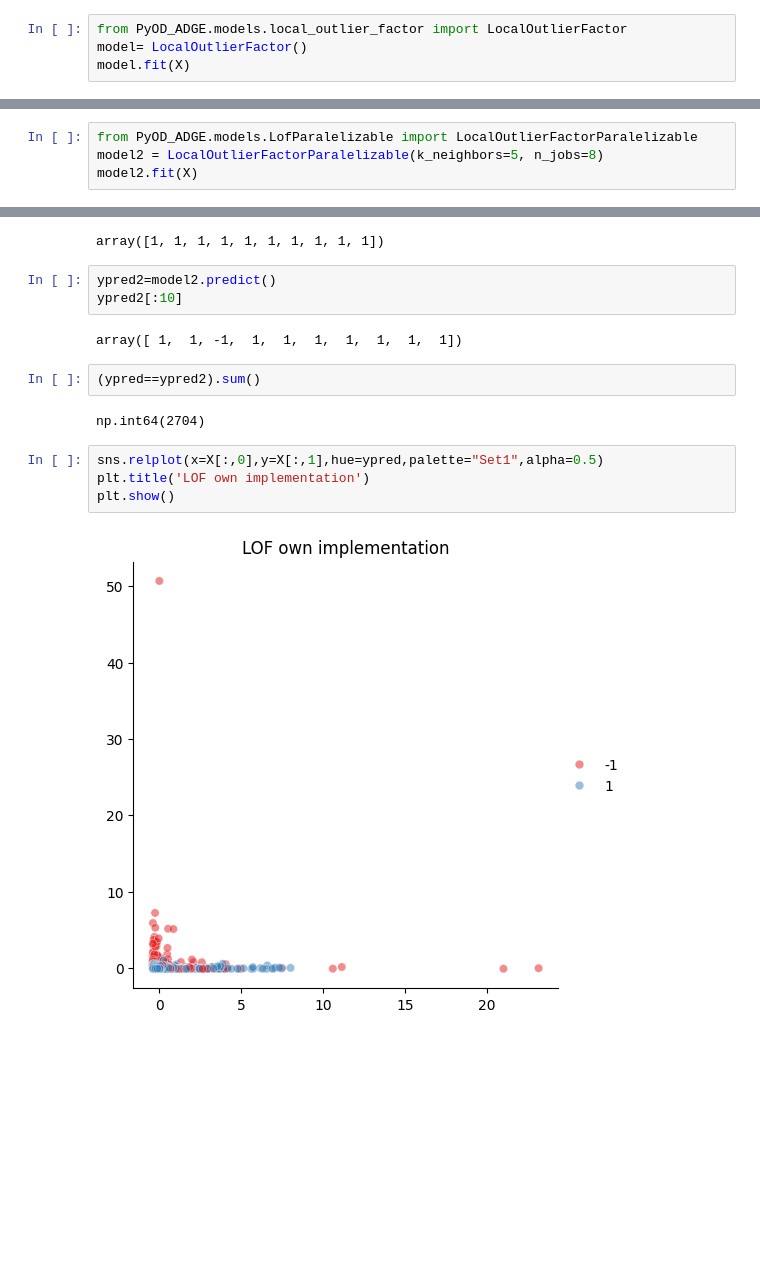
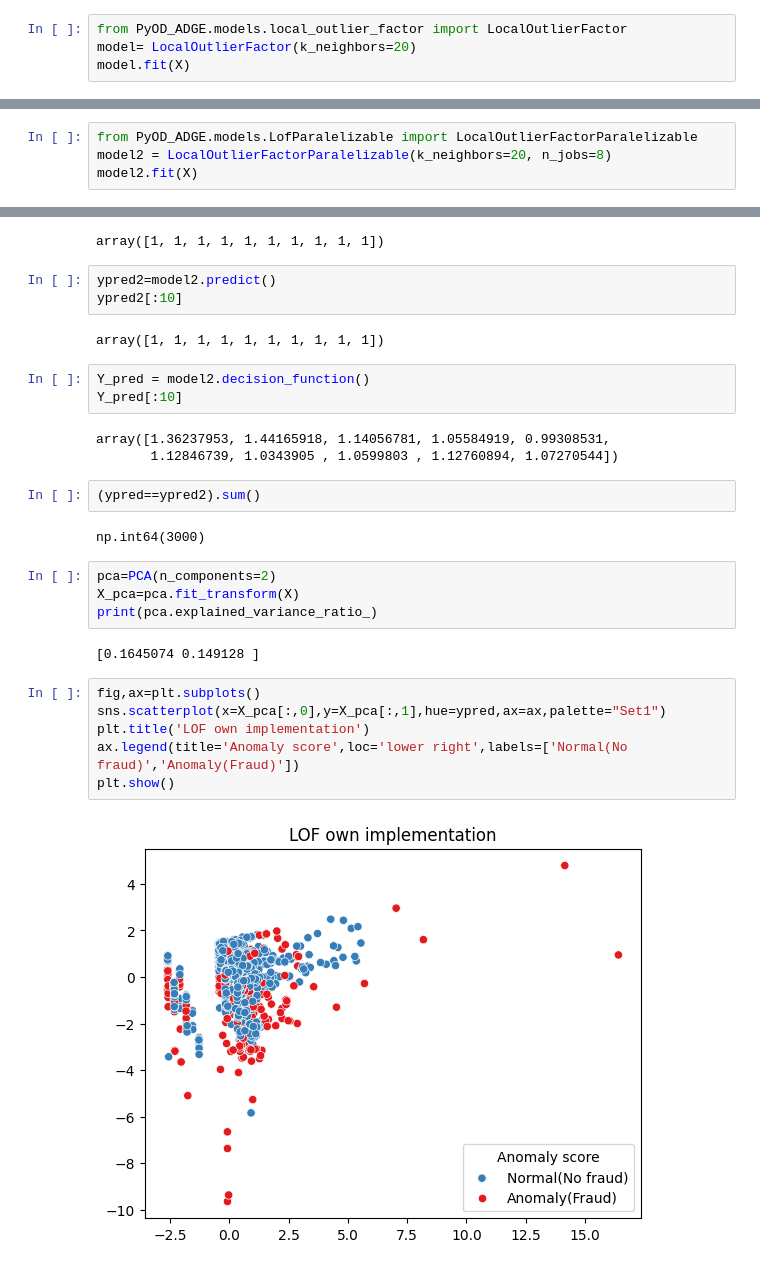
Before and after one commit to Jonkkeyler333/PyOD_ADGE, a Jupyter notebook: notebooks/lof.ipynb, the cells around one changed output, grey strips where cells are left out. Drawn from its saved outputs; the diff is of its cells as text; blank space fills up the shorter version.

```diff
--- a/notebooks/lof.ipynb
+++ b/notebooks/lof.ipynb
@@ -77,6 +80,6 @@ array([ 3.84877315e-17,  2.36847579e-18,  7.99360578e-17,  5.26985862e-17,
 # %%
 from PyOD_ADGE.models.local_outlier_factor import LocalOutlierFactor
-model= LocalOutlierFactor()
+model= LocalOutlierFactor(k_neighbors=20)
 model.fit(X)
 # %% [output]
 LocalOutlierFactor()
@@ -88,6 +91,6 @@ array([1.36237953, 1.44165918, 1.14056781, 1.05584919, 0.99308531,
        1.12846739, 1.0343905 , 1.0599803 , 1.12760894, 1.07270544])
 # %%
 from PyOD_ADGE.models.LofParalelizable import LocalOutlierFactorParalelizable
-model2 = LocalOutlierFactorParalelizable(k_neighbors=5, n_jobs=8)
+model2 = LocalOutlierFactorParalelizable(k_neighbors=20, n_jobs=8)
 model2.fit(X)
 # %% [output]
@@ -104,15 +107,29 @@ array([1, 1, 1, 1, 1, 1, 1, 1, 1, 1])
 ypred2=model2.predict()
 ypred2[:10]
 # %% [output]
-array([ 1,  1, -1,  1,  1,  1,  1,  1,  1,  1])
+array([1, 1, 1, 1, 1, 1, 1, 1, 1, 1])
+# %%
+Y_pred = model2.decision_function()
+Y_pred[:10]
+# %% [output]
+array([1.36237953, 1.44165918, 1.14056781, 1.05584919, 0.99308531,
+       1.12846739, 1.0343905 , 1.0599803 , 1.12760894, 1.07270544])
 # %%
 (ypred==ypred2).sum()
 # %% [output]
-np.int64(2704)
+np.int64(3000)
+# %%
+pca=PCA(n_components=2)
+X_pca=pca.fit_transform(X)
+print(pca.explained_variance_ratio_)
+# %% [output]
+[0.1645074 0.149128 ]
 # %%
-sns.relplot(x=X[:,0],y=X[:,1],hue=ypred,palette="Set1",alpha=0.5)
+fig,ax=plt.subplots()
+sns.scatterplot(x=X_pca[:,0],y=X_pca[:,1],hue=ypred,ax=ax,palette="Set1")
 plt.title('LOF own implementation')
+ax.legend(title='Anomaly score',loc='lower right',labels=['Normal(No fraud)','Anomaly(Fraud)'])
 plt.show()
 # %% [output]
-[figure, old version]
+[figure, new version]
 # %%
```
Also changed, not shown: parts of 19 cells of this notebook, 1 other file.
